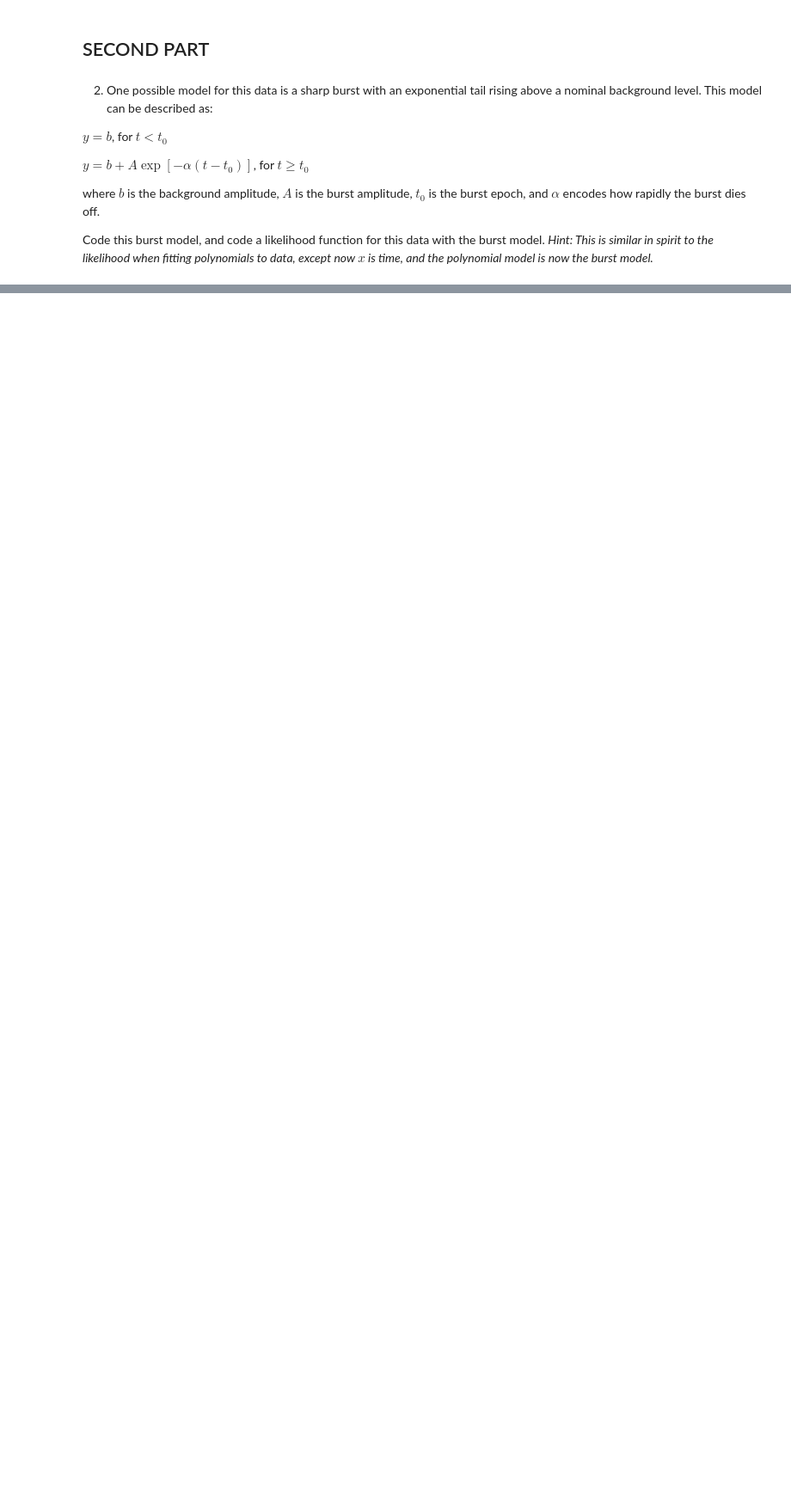
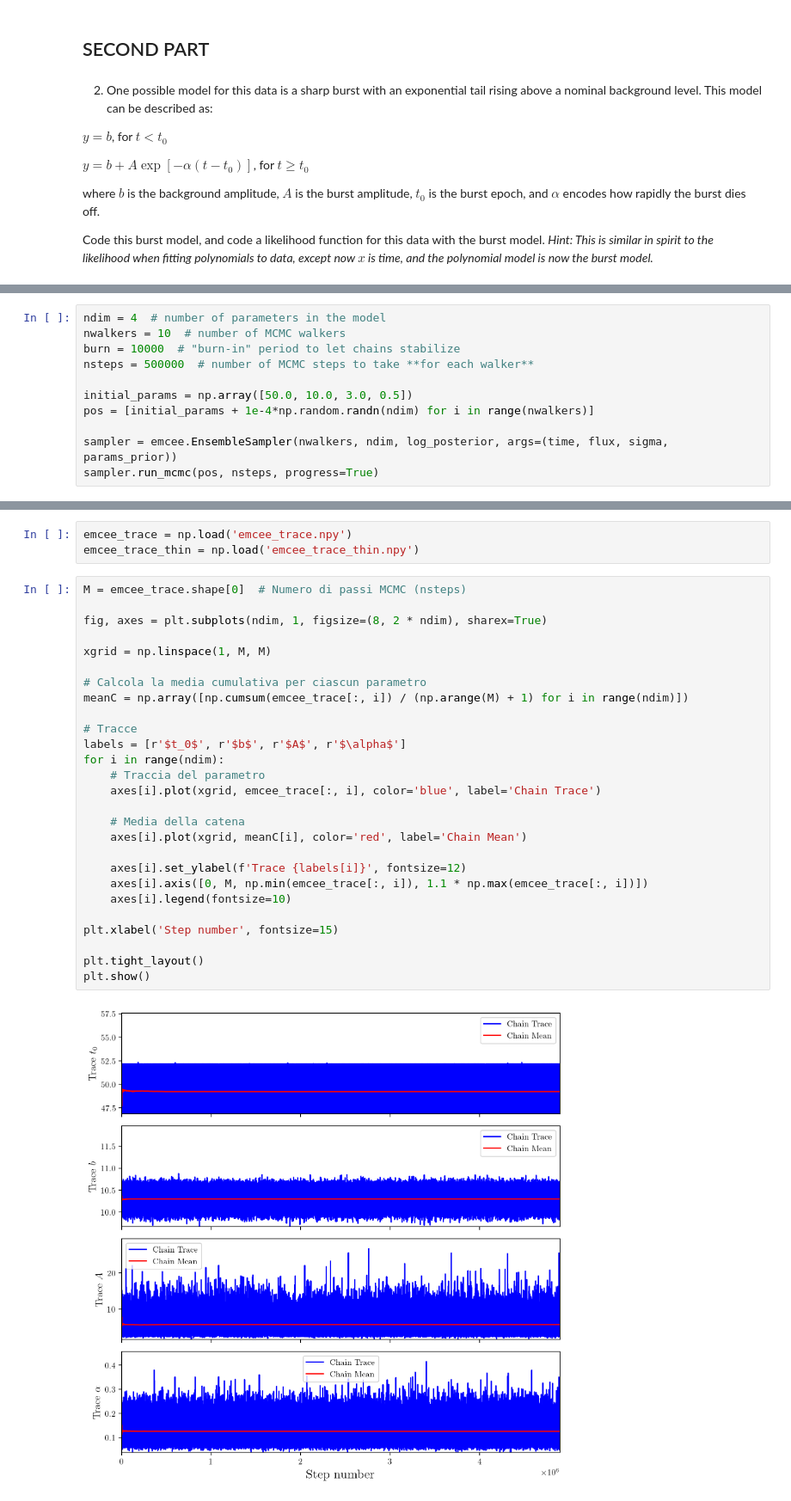
Before and after one commit to ludovicarbone/astrostatistics_bicocca_2024, a Jupyter notebook: working/L11_es.ipynb, the cells around one changed output, grey strips where cells are left out. Shown at 86% size. Drawn from its saved outputs; the diff is of its cells as text; blank space fills up the shorter version.

```diff
--- a/working/L11_es.ipynb
+++ b/working/L11_es.ipynb
@@ -39,0 +154,11 @@ Code this burst model, and code a likelihood function for this data with the bur
+# %%
+ndim = 4  # number of parameters in the model
+nwalkers = 10  # number of MCMC walkers
+burn = 10000  # "burn-in" period to let chains stabilize
+nsteps = 500000  # number of MCMC steps to take **for each walker**
+
+initial_params = np.array([50.0, 10.0, 3.0, 0.5])
+pos = [initial_params + 1e-4*np.random.randn(ndim) for i in range(nwalkers)]
+
+sampler = emcee.EnsembleSampler(nwalkers, ndim, log_posterior, args=(time, flux, sigma, params_prior))
+sampler.run_mcmc(pos, nsteps, progress=True)
@@ -39,0 +184,32 @@ Code this burst model, and code a likelihood function for this data with the bur
+# %%
+emcee_trace = np.load('emcee_trace.npy')
+emcee_trace_thin = np.load('emcee_trace_thin.npy')
+# %%
+M = emcee_trace.shape[0]  # Numero di passi MCMC (nsteps)
+
+fig, axes = plt.subplots(ndim, 1, figsize=(8, 2 * ndim), sharex=True)
+
+xgrid = np.linspace(1, M, M)
+
+# Calcola la media cumulativa per ciascun parametro
+meanC = np.array([np.cumsum(emcee_trace[:, i]) / (np.arange(M) + 1) for i in range(ndim)])
+
+# Tracce
+labels = [r'$t_0$', r'$b$', r'$A$', r'$\alpha$']
+for i in range(ndim):
+    # Traccia del parametro
+    axes[i].plot(xgrid, emcee_trace[:, i], color='blue', label='Chain Trace')
+
+    # Media della catena
+    axes[i].plot(xgrid, meanC[i], color='red', label='Chain Mean')
+
+    axes[i].set_ylabel(f'Trace {labels[i]}', fontsize=12)
+    axes[i].axis([0, M, np.min(emcee_trace[:, i]), 1.1 * np.max(emcee_trace[:, i])])
+    axes[i].legend(fontsize=10)
+
+plt.xlabel('Step number', fontsize=15)
+
+plt.tight_layout()
+plt.show()
+# %% [output]
+[figure, added]
```
Also changed, not shown: parts of 24 cells of this notebook.
